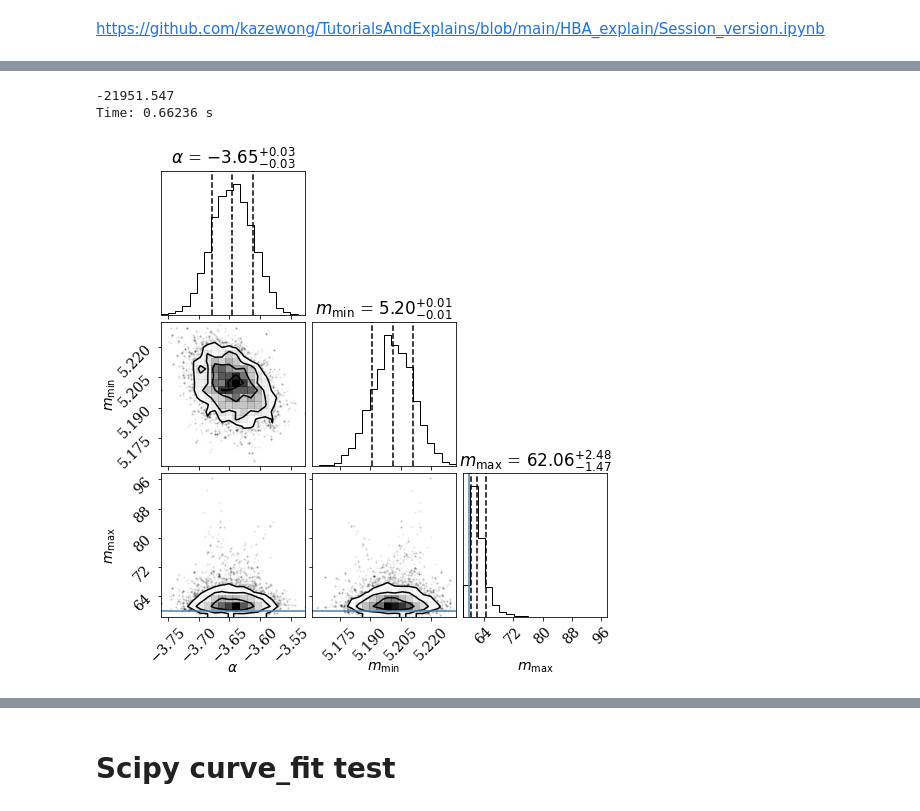
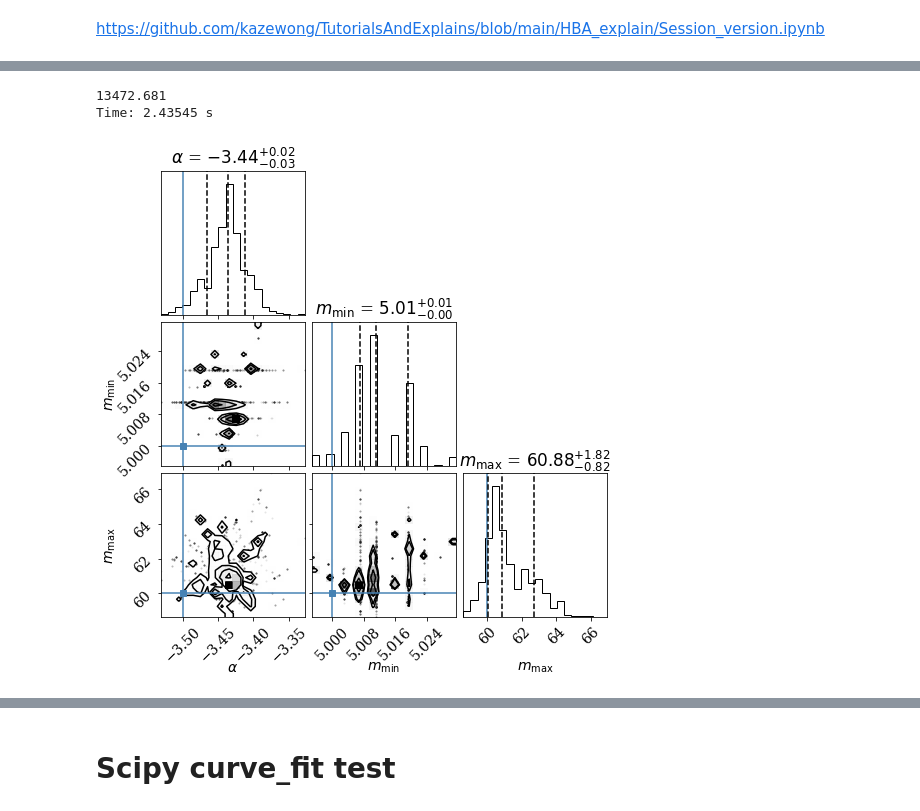
Before and after one commit to veome22/hybrid_waveforms, a Jupyter notebook: powerlaw_population_inference.ipynb, the cells around one changed output, grey strips where cells are left out. Saved outputs shown, nothing was run; the diff lists cells and outputs as text; code cells hidden in the pictures.

Commit message:
re-normalized m2 priors in the m_min hyper-posterior calculation to fix wiggle behavior

```diff
--- a/powerlaw_population_inference.ipynb
+++ b/powerlaw_population_inference.ipynb
@@ -711,7 +705,7 @@ m1_max_int=40.0
 
 m1_max_pow = 60.0
 
-n_m1_int = 1000
+n_m1_int = 10000
 m_int_range = np.geomspace(m1_min_int, m1_max_int, n_m1_int)
 # %%
 # m_min = 5.1
@@ -2050,11 +2059,29 @@ np.min(m1_mu_sampled)
+# %%
+def population_posterior(hyper):
+    alpha = hyper[0]
+    m1_min_pow = hyper[1]
+    m1_max_pow = hyper[2]
+    beta = beta_inj
+
+    if (alpha>-1.0) or (alpha<-5.0):
+        return -np.inf
+    if (m1_min_pow>6.0) or (m1_min_pow<4.0):
+        return -np.inf
+    if (m1_max_pow>200.0) or (m1_max_pow<40.0):
+        return -np.inf
+    if (beta>-1.0) or (beta<-3.0):
+        return -np.inf
+
+    else:
+        return lnprob(hyper)
 # %%
-hyper_test = [-3.2, 4.97, 110.4]
+hyper_test = [-3.5, 4.97, 61.4]
 
 start = time.time()
-print(lnprob(hyper_test))
+print(population_posterior(hyper_test))
 end = time.time()
 
 print(f"Time: {end-start:.5f} s")
 # %% [output]
--21951.547
-Time: 0.66236 s
+13472.681
+Time: 2.43545 s
@@ -2078,13 +2090,13 @@ ndim, nwalkers = 3, 10
 
 sampler = emcee.EnsembleSampler(nwalkers, ndim, population_posterior)
 
-p0 = np.random.uniform([-3.4, 4.96, 95], [-3.6, 5.04, 105], size=(nwalkers,ndim))
+p0 = np.random.uniform([-3.4, 4.99, 55], [-3.6, 5.01, 65], size=(nwalkers,ndim))
 
 # burn-in sampler:
 state = sampler.run_mcmc(p0, 50, progress=True)
 sampler.reset()
 # %%
-N_MCMC = 1000
+N_MCMC = 500
 
 # explore parameter space:
 state_next = sampler.run_mcmc(state, N_MCMC, progress=True)
@@ -2093,13 +2105,13 @@ state_next = sampler.run_mcmc(state, N_MCMC, progress=True)
 flat_samples = sampler.get_chain(discard=50, flat=True)
 # %%
 # samples
-fig = corner.corner(flat_samples, truths=[alpha_inj, mmin_inj, mmax_inj],\
-                    labels=[r"$\alpha$", r"$m_{\rm min}$", r"$m_{\rm max}$"],\
+fig = corner.corner(flat_samples, truths=[alpha_inj, mmin_inj, mmax_inj, beta_inj],\
+                    labels=[r"$\alpha$", r"$m_{\rm min}$", r"$m_{\rm max}$", r"$\beta$"],\
                         quantiles=[0.16, 0.5, 0.84],\
                             show_titles=True,)
 # plt.savefig(plotdir + f"3D_ N_MCMC_{N_MCMC}.pdf")
 # %% [output]
-[figure, old version]
+[figure, new version]
 # %%
 samples = sampler.chain[:, 50:, :].reshape((-1, ndim))
 
```
Also changed, not shown: parts of 25 cells of this notebook.
